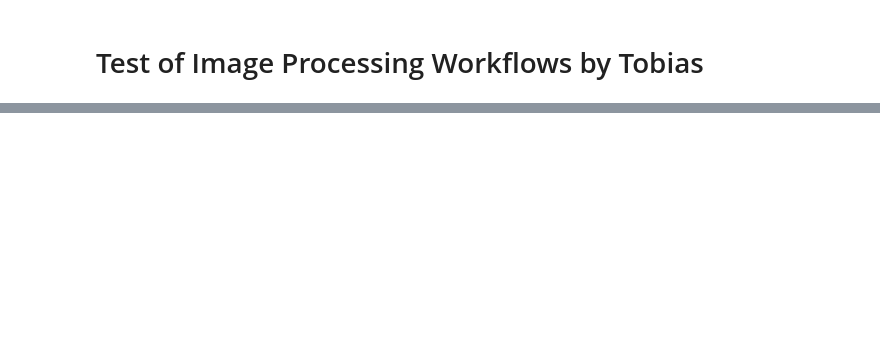
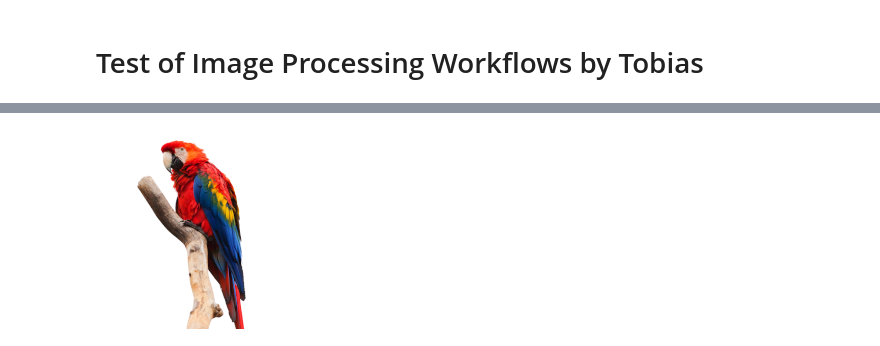
Before and after one commit to fair-workflows/fairworkflows, a Jupyter notebook: examples/test_image_processing_wf_tobias.ipynb, the cells around one changed output, grey strips where cells are left out. Saved outputs shown, nothing was run; the diff lists cells and outputs as text; code cells hidden in the pictures; blank space fills up the shorter version.

```diff
--- a/examples/test_image_processing_wf_tobias.ipynb
+++ b/examples/test_image_processing_wf_tobias.ipynb
@@ -21,2 +52,7 @@ def my_workflow(img:Image) -> Image:
+# %%
+input2 = Image.open("img/parrot.png")
+input2
+# %% [output]
+[figure, added]
 # %%
 fw = FairWorkflow.from_function(my_workflow)
```
Also changed, not shown: parts of 8 cells of this notebook, 3 other files.
